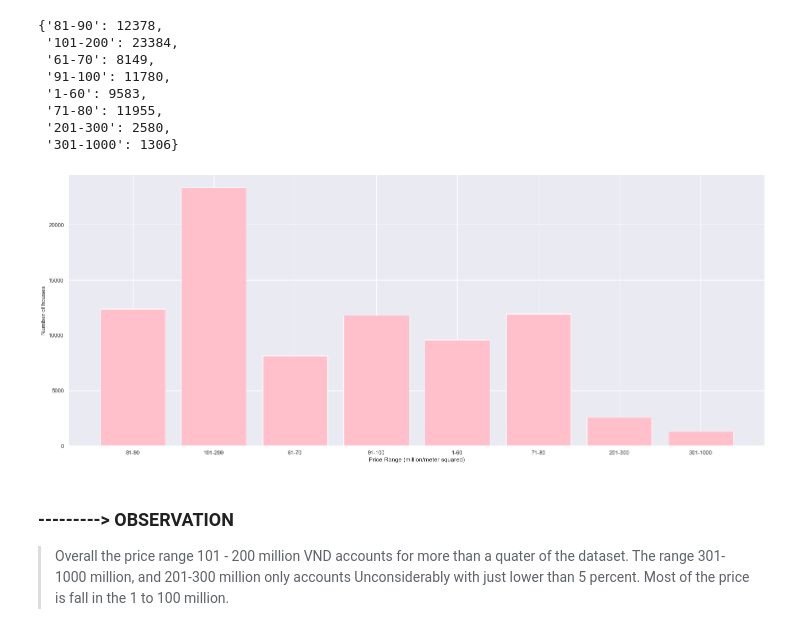
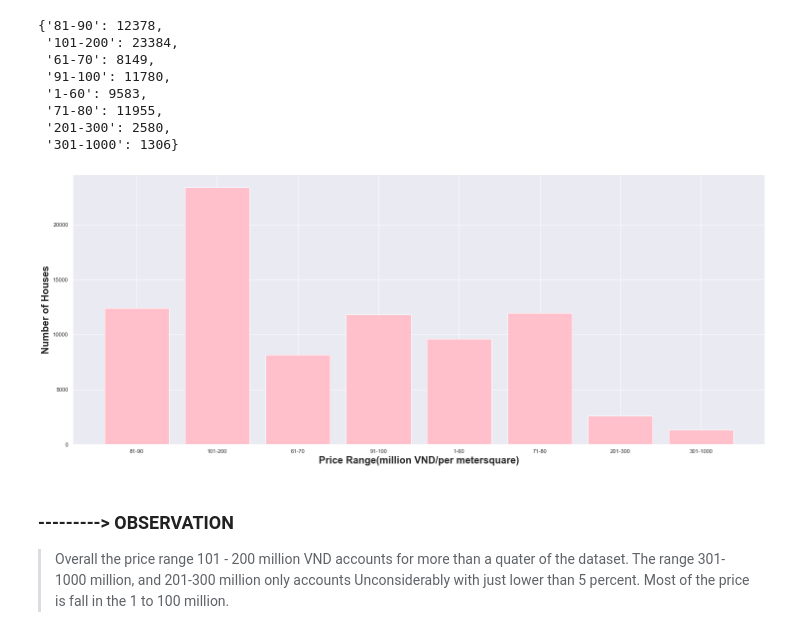
Before and after one commit to tnathu-ai/Classify-House-Price-Ranges-Hanoi, a Jupyter notebook: notebooks/assignment3.ipynb, the cells around one changed output. Drawn from its saved outputs; the diff is of its cells as text; code cells hidden in the pictures.

```diff
--- a/notebooks/assignment3.ipynb
+++ b/notebooks/assignment3.ipynb
@@ -1385,18 +1386,19 @@ House_type_counts
 # %%
 # plot the bar chart
 plt.figure(figsize=(25, 10))
 
 x_range = range(len(House_type_counts))
 
 plt.bar(x_range, list(House_type_counts.values()), align='center', color='pink')
 plt.xticks(x_range, list(House_type_counts.keys()))
 
-plt.xlabel('Price Range (million/meter squared)')
-plt.ylabel('Number of houses')
+plt.xlabel("Price Range(million VND/per metersquare)", fontsize = 20, fontweight = 'bold' )
+plt.ylabel("Number of Houses", fontsize = 20, fontweight = 'bold')
+plt.rcParams['figure.figsize'] = [20, 15]
 
 plt.show()
 # %% [output]
-[figure, old version]
+[figure, new version]
 # %% [markdown]
 ### ---------> OBSERVATION
 > Overall the price range 101 - 200 million VND accounts for more than a quater of the dataset. The range 301-1000 million, and 201-300 million only accounts Unconsiderably with just lower than 5 percent. Most of the price is fall in the 1 to 100 million.
```
Also changed, not shown: parts of 27 cells of this notebook.
